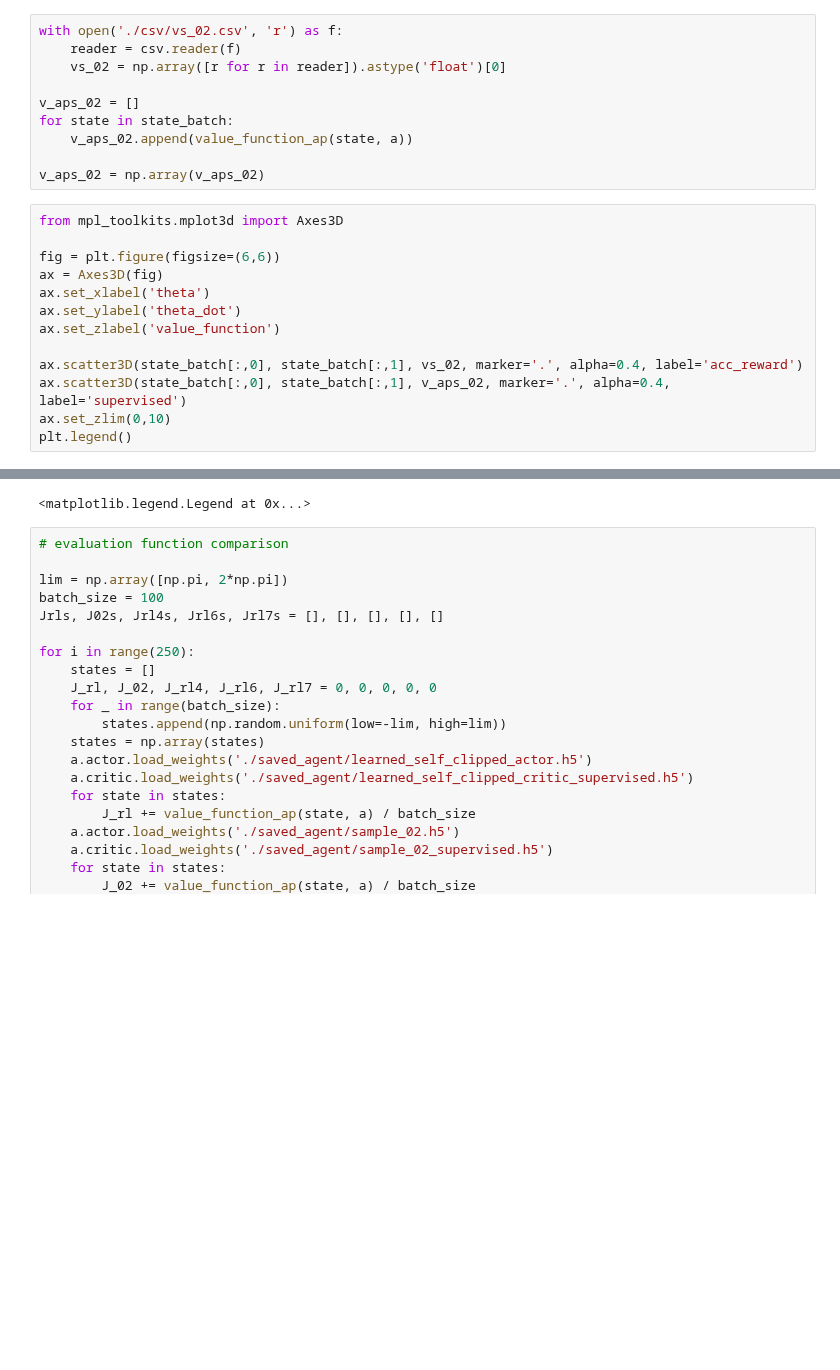
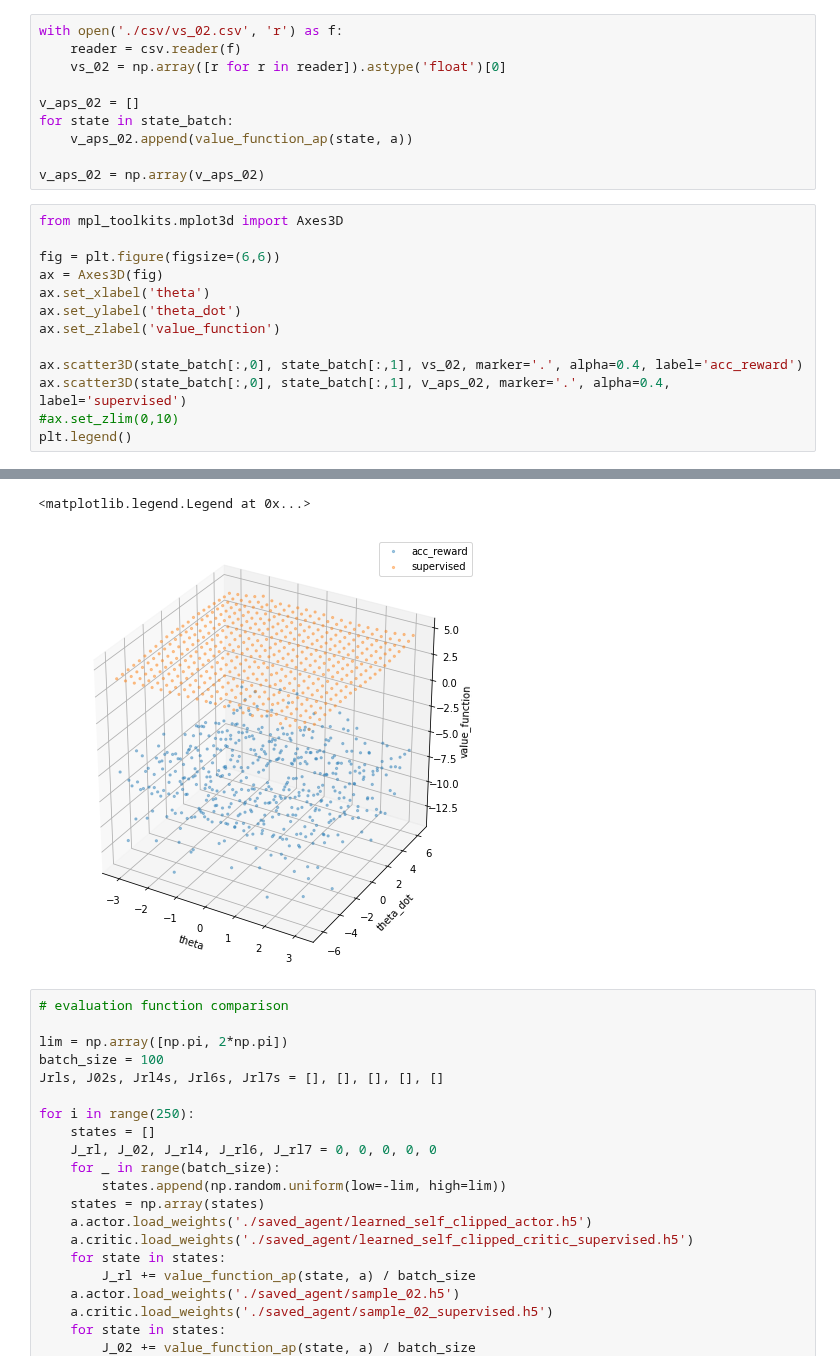
Before and after one commit to ibuki1024/eventDDPG, a Jupyter notebook: notebook/self_trigger/critic_approximation.ipynb, the cells around one changed output, grey strips where cells are left out. Drawn from its saved outputs; the diff is of its cells as text; blank space fills up the shorter version.

```diff
--- a/notebook/self_trigger/critic_approximation.ipynb
+++ b/notebook/self_trigger/critic_approximation.ipynb
@@ -265,6 +277,6 @@ ax.set_zlabel('value_function')
 
 ax.scatter3D(state_batch[:,0], state_batch[:,1], vs_02, marker='.', alpha=0.4, label='acc_reward')
 ax.scatter3D(state_batch[:,0], state_batch[:,1], v_aps_02, marker='.', alpha=0.4, label='supervised')
-ax.set_zlim(0,10)
+#ax.set_zlim(0,10)
 plt.legend()
 # %% [output]
@@ -273,4 +283,5 @@ plt.legend()
 <matplotlib.legend.Legend at 0x...>
+[figure, added]
 # %%
 # evaluation function comparison
 
```
Also changed, not shown: parts of 6 cells of this notebook, 5 other files.
